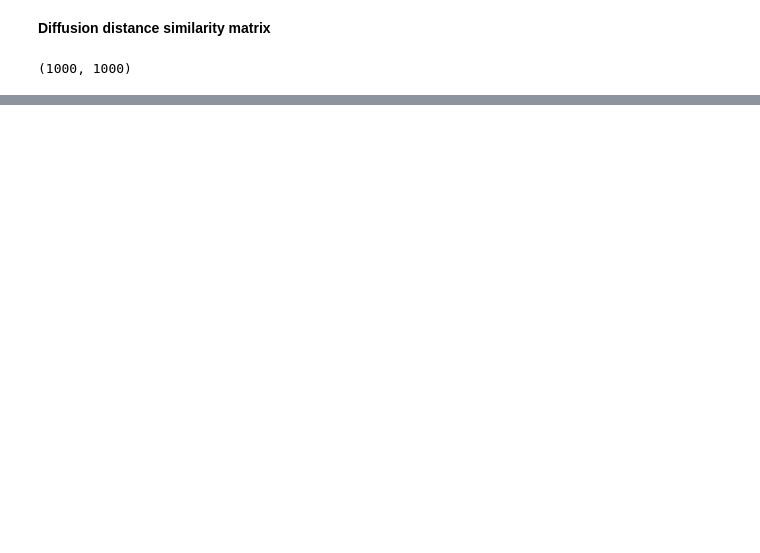
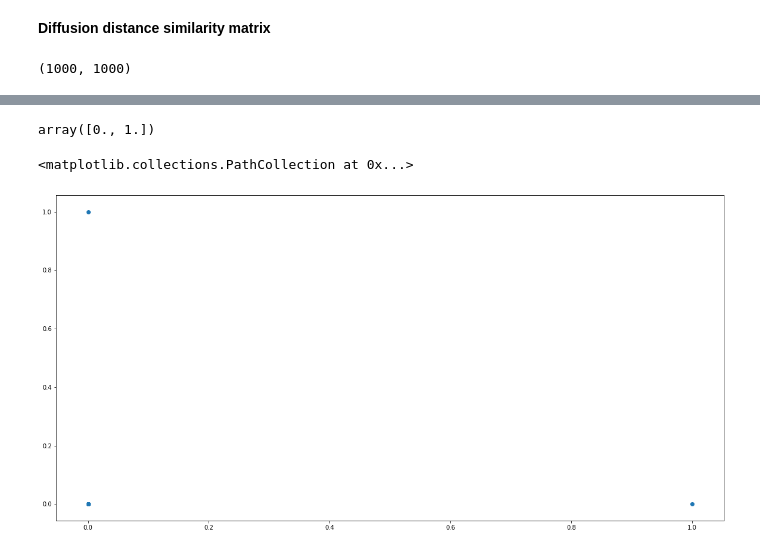
Before and after one commit to cyang389/JointTI, a Jupyter notebook: integration.ipynb, the cells around one changed output, grey strips where cells are left out. Saved outputs shown, nothing was run; the diff lists cells and outputs as text; code cells hidden in the pictures; blank space fills up the shorter version.

```diff
--- a/integration.ipynb
+++ b/integration.ipynb
@@ -144,0 +146,8 @@ doc_latent.shape
+# %%
+from sklearn.decomposition import PCA
+pca = PCA(n_components=1000)
+# atac_latent = latent_semantic_indexing(atac, 1000)
+atac_latent = pca.fit_transform(atac)
+# %%
+diffu = diff.diffusion_map(atac_latent, n_eign = 10, alpha = 0.01, diffusion_time = 5)
+diff_sim = diff.diffusion_similarity(diffu)
@@ -144,0 +170,11 @@ doc_latent.shape
+# %%
+np.unique(diffu)
+# %% [output]
+array([0., 1.])
+# %%
+fig = plt.figure(figsize = (20,10))
+ax = fig.add_subplot()
+ax.scatter(diffu[:,1], diffu[:,2])
+# %% [output]
+<matplotlib.collections.PathCollection at 0x...>
+[figure, added]
```
Also changed, not shown: parts of 10 cells of this notebook.
